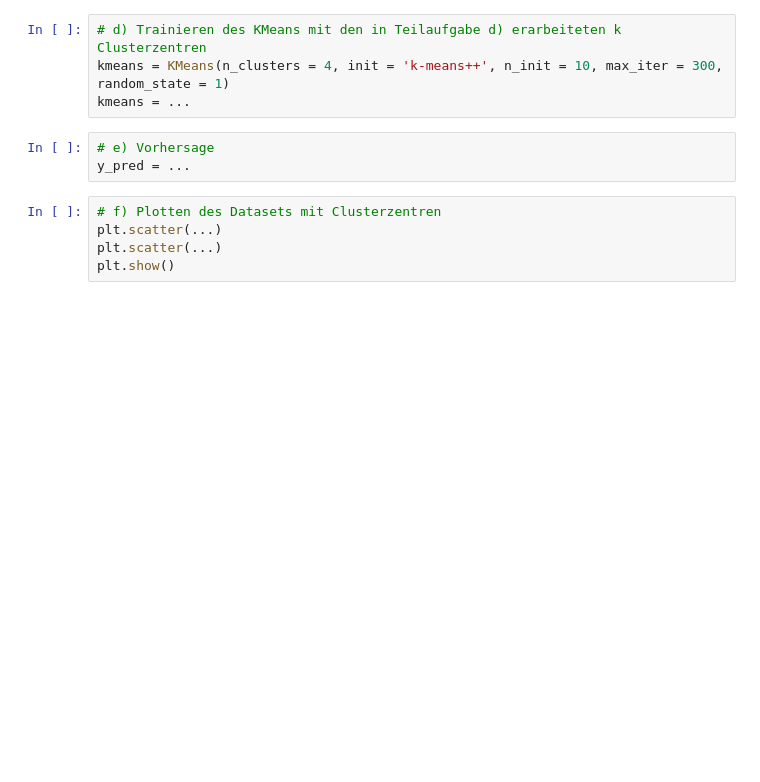
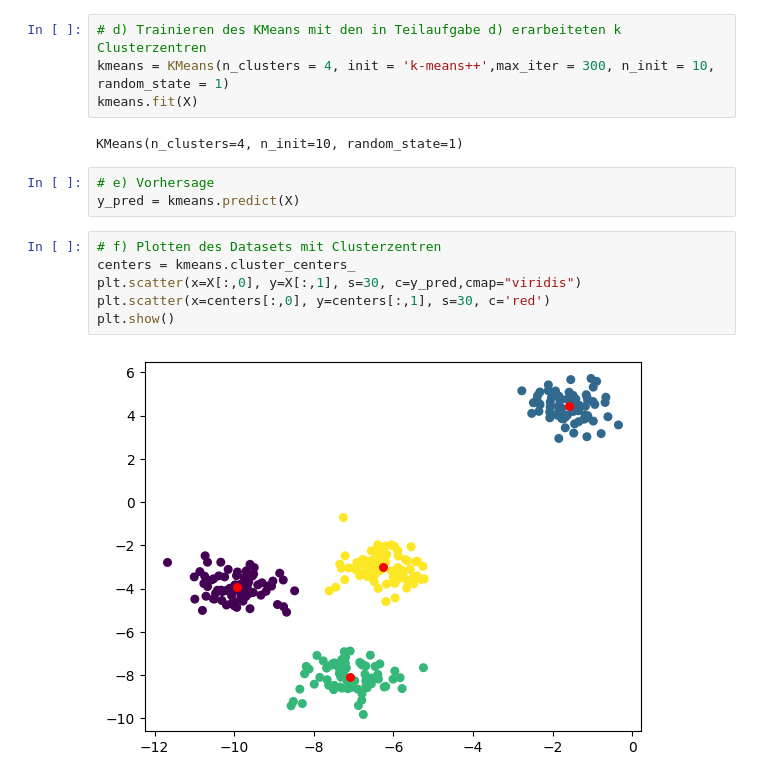
Before and after one commit to eneller/lec-dataanalytics, a Jupyter notebook: Blatt05_kMeansCluster/DAMF_Übung_5.ipynb, the cells around one changed output. Drawn from its saved outputs; the diff is of its cells as text; blank space fills up the shorter version.

```diff
--- a/Blatt05_kMeansCluster/DAMF_Übung_5.ipynb
+++ b/Blatt05_kMeansCluster/DAMF_Übung_5.ipynb
@@ -23,12 +31,17 @@ plt.show()
 # %%
 # d) Trainieren des KMeans mit den in Teilaufgabe d) erarbeiteten k Clusterzentren
-kmeans = KMeans(n_clusters = 4, init = 'k-means++', n_init = 10, max_iter = 300, random_state = 1)
-kmeans = ...
+kmeans = KMeans(n_clusters = 4, init = 'k-means++',max_iter = 300, n_init = 10,  random_state = 1)
+kmeans.fit(X)
+# %% [output]
+KMeans(n_clusters=4, n_init=10, random_state=1)
 # %%
 # e) Vorhersage
-y_pred = ...
+y_pred = kmeans.predict(X)
 # %%
 # f) Plotten des Datasets mit Clusterzentren
-plt.scatter(...)
-plt.scatter(...)
+centers = kmeans.cluster_centers_
+plt.scatter(x=X[:,0], y=X[:,1], s=30, c=y_pred,cmap="viridis")
+plt.scatter(x=centers[:,0], y=centers[:,1], s=30, c='red')
 plt.show()
+# %% [output]
+[figure, added]
```
Also changed, not shown: parts of 5 cells of this notebook, 6 other files.
